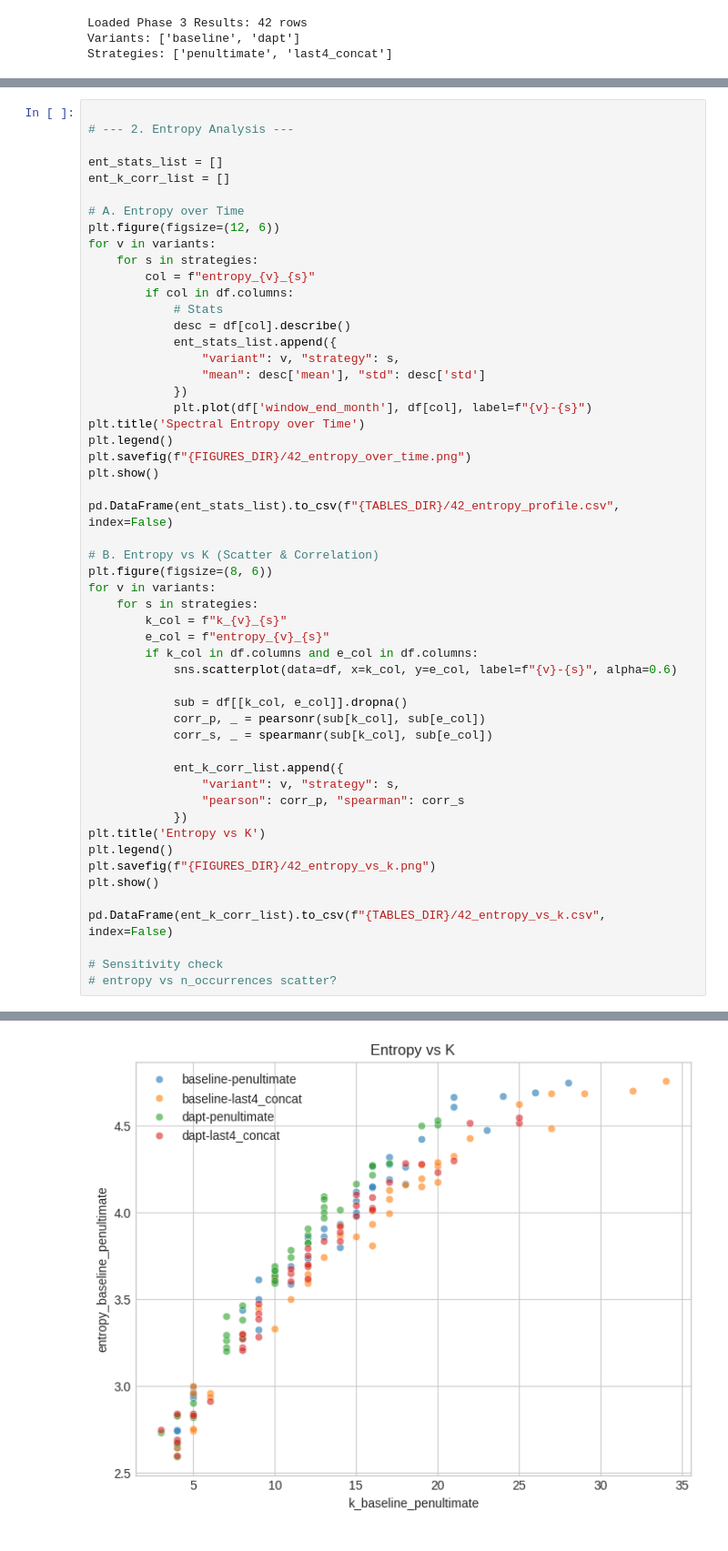
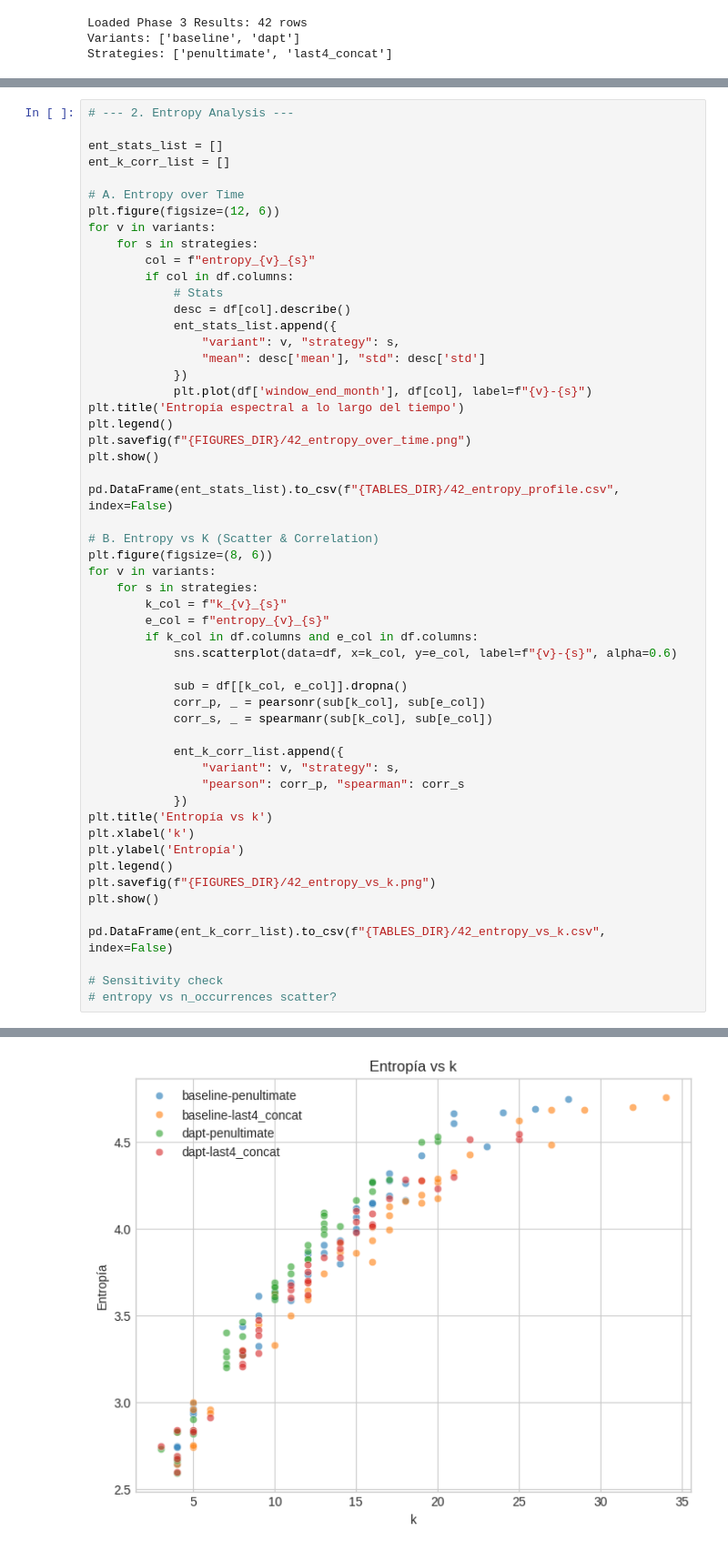
Before and after one commit to alejandrommingo/LISBETH, a Jupyter notebook: academic/methodological_report/phase4_4_2_matematicas_eda.ipynb, the cells around one changed output, grey strips where cells are left out. Shown at 91% size. Saved outputs shown, nothing was run; the diff lists cells and outputs as text.

```diff
--- a/academic/methodological_report/phase4_4_2_matematicas_eda.ipynb
+++ b/academic/methodological_report/phase4_4_2_matematicas_eda.ipynb
@@ -107,7 +106,6 @@ for v in variants:
 Correlation k vs n_occurrences (baseline): 0.970
 Correlation k vs n_occurrences (dapt): 0.952
 # %%
-
 # --- 2. Entropy Analysis ---
 
 ent_stats_list = []
@@ -126,7 +124,7 @@ for v in variants:
                 "mean": desc['mean'], "std": desc['std']
             })
             plt.plot(df['window_end_month'], df[col], label=f"{v}-{s}")
-plt.title('Spectral Entropy over Time')
+plt.title('Entropía espectral a lo largo del tiempo')
 plt.legend()
 plt.savefig(f"{FIGURES_DIR}/42_entropy_over_time.png")
 plt.show()
@@ -150,7 +148,9 @@ for v in variants:
                 "variant": v, "strategy": s,
                 "pearson": corr_p, "spearman": corr_s
             })
-plt.title('Entropy vs K')
+plt.title('Entropía vs k')
+plt.xlabel('k')
+plt.ylabel('Entropía')
 plt.legend()
 plt.savefig(f"{FIGURES_DIR}/42_entropy_vs_k.png")
 plt.show()
@@ -164,2 +164,2 @@ pd.DataFrame(ent_k_corr_list).to_csv(f"{TABLES_DIR}/42_entropy_vs_k.csv", index=
-[figure, old version]
+[figure, new version]
 # %%
```
Also changed, not shown: parts of 6 cells of this notebook, 58 other files.
